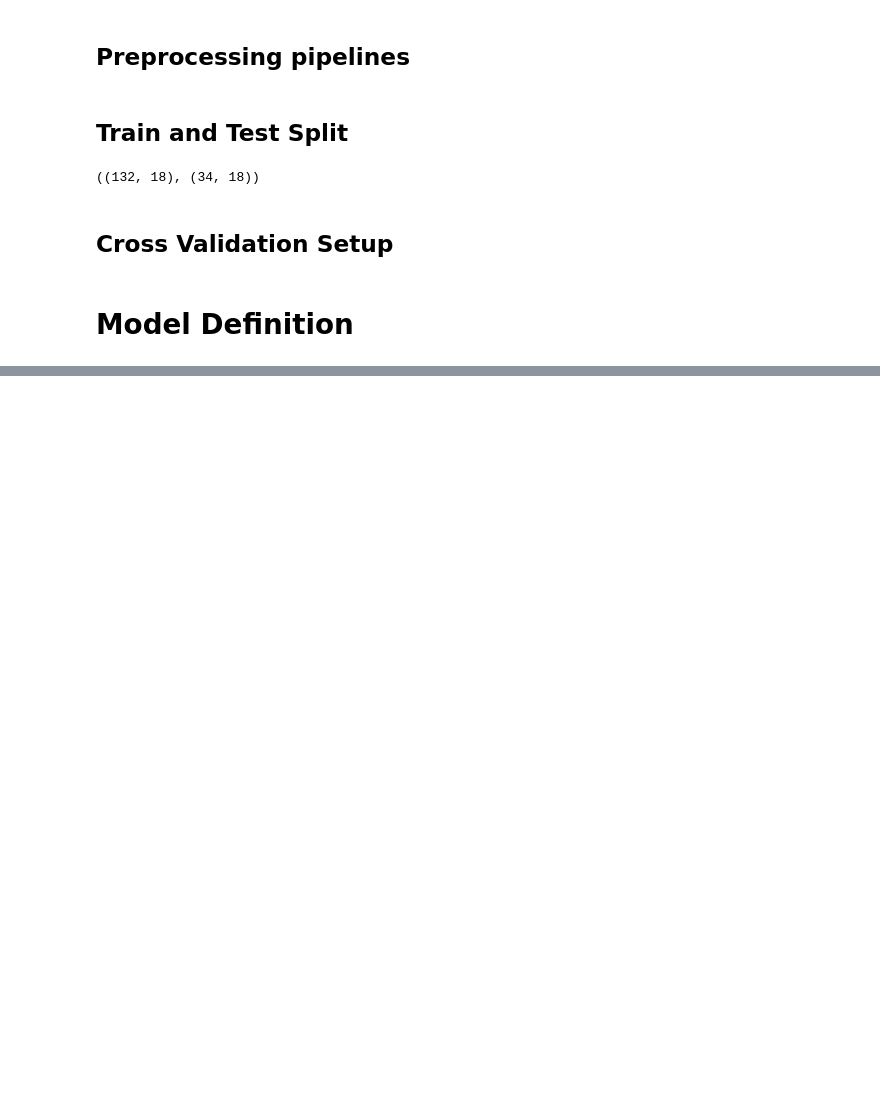
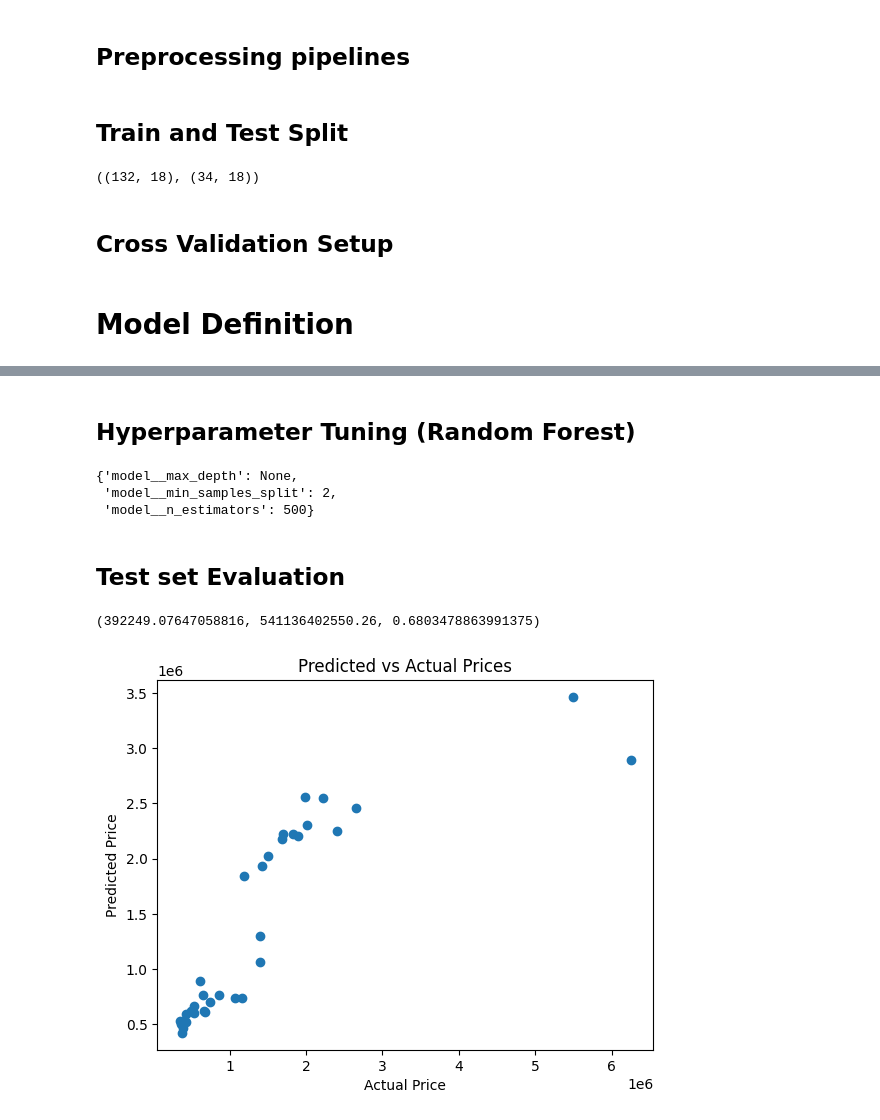
Before and after one commit to AnthonyBnc/Melbourne-housing-regression, a Jupyter notebook: notebook/01_housing_pipeline.ipynb, the cells around one changed output, grey strips where cells are left out. Saved outputs shown, nothing was run; the diff lists cells and outputs as text; code cells hidden in the pictures; blank space fills up the shorter version.

```diff
--- a/notebook/01_housing_pipeline.ipynb
+++ b/notebook/01_housing_pipeline.ipynb
@@ -215,0 +248,51 @@ cv = KFold(n_splits=5, shuffle=True, random_state=42)
+# %% [markdown]
+## Hyperparameter Tuning (Random Forest)
+# %%
+rf_pipe = Pipeline([
+    ("preprocess", preprocess),
+    ("model", RandomForestRegressor(random_state=42))
+])
+
+rf_params = {
+    "model__n_estimators": [200, 500],
+    "model__max_depth": [None, 10],
+    "model__min_samples_split": [2, 5]
+}
+
+rf_grid = GridSearchCV(
+    rf_pipe,
+    rf_params,
+    cv=cv,
+    scoring="neg_root_mean_squared_error",
+    n_jobs=-1
+)
+
+rf_grid.fit(X_train, y_train)
+
+rf_grid.best_params_
+# %% [output]
+{'model__max_depth': None,
+ 'model__min_samples_split': 2,
+ 'model__n_estimators': 500}
+# %% [markdown]
+## Test set Evaluation
+# %%
+best_model = rf_grid.best_estimator_
+
+y_pred = best_model.predict(X_test)
+
+mae = mean_absolute_error(y_test, y_pred)
+rmse = mean_squared_error(y_test, y_pred)
+r2 = r2_score(y_test, y_pred)
+
+mae, rmse, r2
+# %% [output]
+(392249.07647058816, 541136402550.26, 0.6803478863991375)
+# %%
+plt.scatter(y_test, y_pred)
+plt.xlabel("Actual Price")
+plt.ylabel("Predicted Price")
+plt.title("Predicted vs Actual Prices")
+plt.show()
+# %% [output]
+[figure, added]
```
Also changed, not shown: parts of 3 cells of this notebook.
